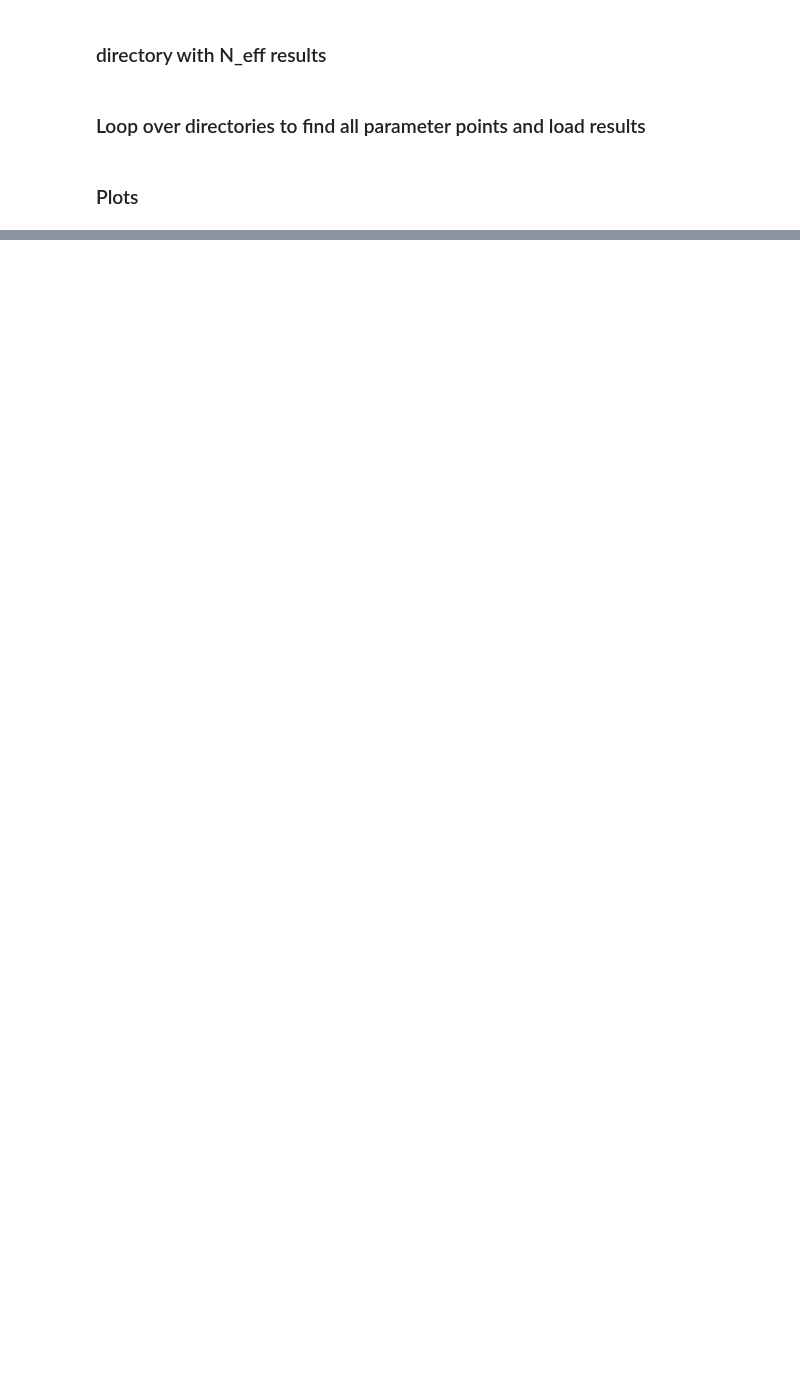
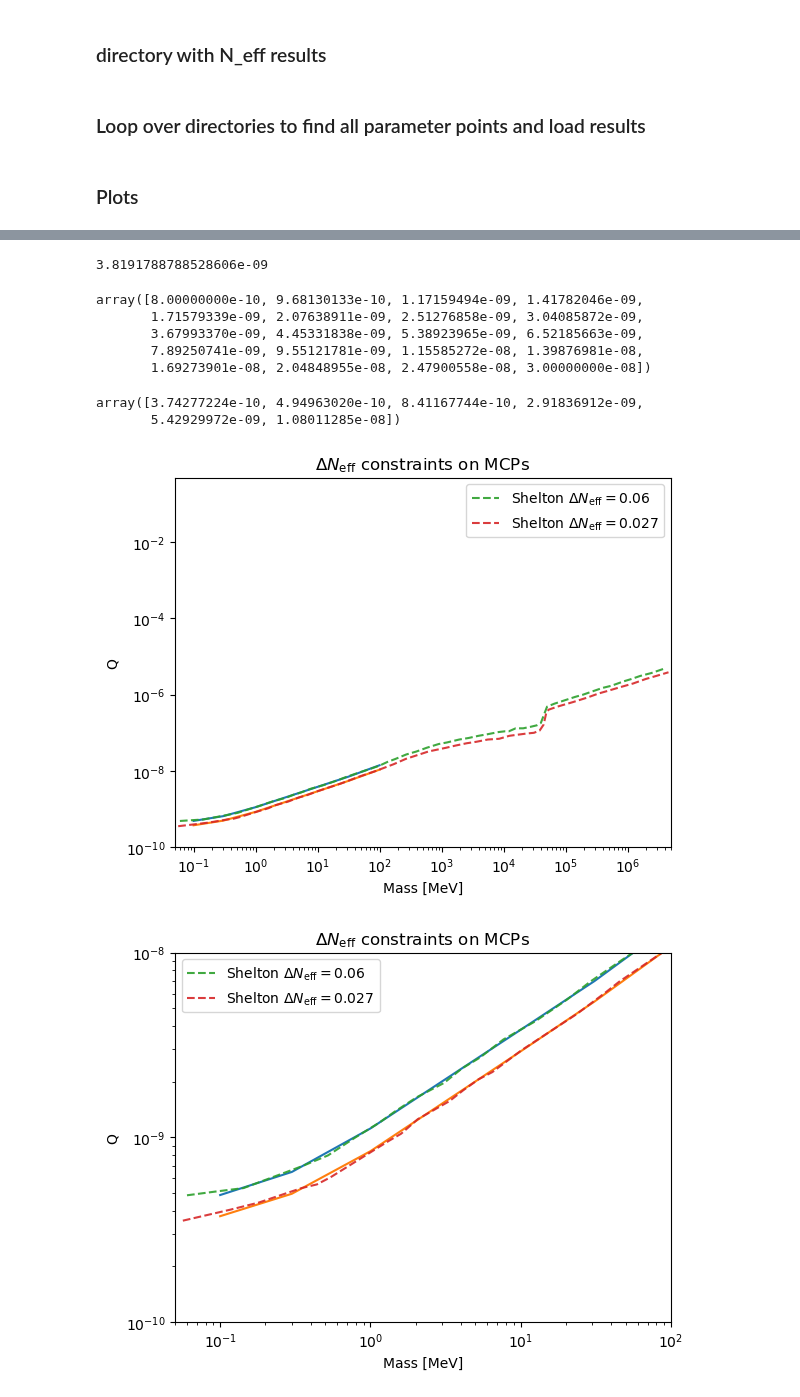
Before and after one commit to Duncan-Adams/mcp_boltzmann, a Jupyter notebook: notebooks/Neff_results.ipynb, the cells around one changed output, grey strips where cells are left out. Cells and saved outputs as stored; diff of their text form; code cells hidden in the pictures; blank space fills up the shorter version.

```diff
--- a/notebooks/Neff_results.ipynb
+++ b/notebooks/Neff_results.ipynb
@@ -115,13 +109,18 @@ def get_DNeff_constraint_RHS(delta_neff_Interp, constraint):
     return lambda Q: delta_neff_Interp(Q) - constraint
 
 def find_Q_DNeff_constraint(delta_neff_Interp, constraint):
-    constraint_res = root_scalar(
+    Q_min = delta_neff_Interp.x[0]
+    Q_max = delta_neff_Interp.x[-1]
+
+    try:
+        constraint_res = root_scalar(
          get_DNeff_constraint_RHS(delta_neff_Interp, constraint),
-         bracket=(1e-10, 1e-8),
+         bracket=(Q_min, Q_max),
          x0=2e-9
     )
-
-    return constraint_res.root
+        return constraint_res.root
+    except:
+        return np.nan
 # %%
 find_Q_DNeff_constraint(Delta_N_eff_interp_dict[0.3], 0.06)
 # %% [output]
@@ -132,0 +132,67 @@ find_Q_DNeff_constraint(Delta_N_eff_interp_dict[1.0], 0.06)
+# %%
+find_Q_DNeff_constraint(Delta_N_eff_interp_dict[10.0], 0.06)
+# %% [output]
+3.8191788788528606e-09
+# %%
+Delta_N_eff_interp_dict[100.0].x
+# %% [output]
+array([8.00000000e-10, 9.68130133e-10, 1.17159494e-09, 1.41782046e-09,
+       1.71579339e-09, 2.07638911e-09, 2.51276858e-09, 3.04085872e-09,
+       3.67993370e-09, 4.45331838e-09, 5.38923965e-09, 6.52185663e-09,
+       7.89250741e-09, 9.55121781e-09, 1.15585272e-08, 1.39876981e-08,
+       1.69273901e-08, 2.04848955e-08, 2.47900558e-08, 3.00000000e-08])
+# %%
+Q_Neff_0_06_constraint = np.zeros(len(unique_masses))
+Q_Neff_0_027_constraint = np.zeros(len(unique_masses))
+
+for (i, mass) in enumerate(unique_masses):
+    Q_Neff_0_06_constraint[i] = find_Q_DNeff_constraint(Delta_N_eff_interp_dict[mass], 0.06)
+    Q_Neff_0_027_constraint[i] = find_Q_DNeff_constraint(Delta_N_eff_interp_dict[mass], 0.027)
+# %%
+Q_Neff_0_027_constraint
+# %% [output]
+array([3.74277224e-10, 4.94963020e-10, 8.41167744e-10, 2.91836912e-09,
+       5.42929972e-09, 1.08011285e-08])
+# %%
+plt.plot(unique_masses, Q_Neff_0_06_constraint)
+plt.plot(unique_masses, Q_Neff_0_027_constraint)
+
+plt.plot(*shelton_neff_const_0_06, linestyle='dashed', alpha=0.9, label=r'Shelton $\Delta N_{\rm eff} = 0.06$')
+plt.plot(*shelton_neff_const_0_027, linestyle='dashed', alpha=0.9, label=r'Shelton $\Delta N_{\rm eff} = 0.027$')
+
+plt.yscale('log')
+plt.xscale('log')
+plt.xlim(5e-2, 5e6)
+plt.ylim(1e-10, 5e-1)
+
+plt.xlabel('Mass [MeV]')
+plt.ylabel('Q')
+plt.title(r'$\Delta N_{\rm eff}$ constraints on MCPs')
+
+plt.legend()
+
+plt.show()
+
+
+
+plt.plot(unique_masses, Q_Neff_0_06_constraint)
+plt.plot(unique_masses, Q_Neff_0_027_constraint)
+
+plt.plot(*shelton_neff_const_0_06, linestyle='dashed', alpha=0.9, label=r'Shelton $\Delta N_{\rm eff} = 0.06$')
+plt.plot(*shelton_neff_const_0_027, linestyle='dashed', alpha=0.9, label=r'Shelton $\Delta N_{\rm eff} = 0.027$')
+
+plt.yscale('log')
+plt.xscale('log')
+plt.xlim(5e-2, 1e2)
+plt.ylim(1e-10, 1e-8)
+
+plt.xlabel('Mass [MeV]')
+plt.ylabel('Q')
+plt.title(r'$\Delta N_{\rm eff}$ constraints on MCPs')
+
+plt.legend()
+
+plt.show()
+# %% [output]
+[figure, added]
+[figure, added]
```
Also changed, not shown: parts of 5 cells of this notebook, 8 other files.
